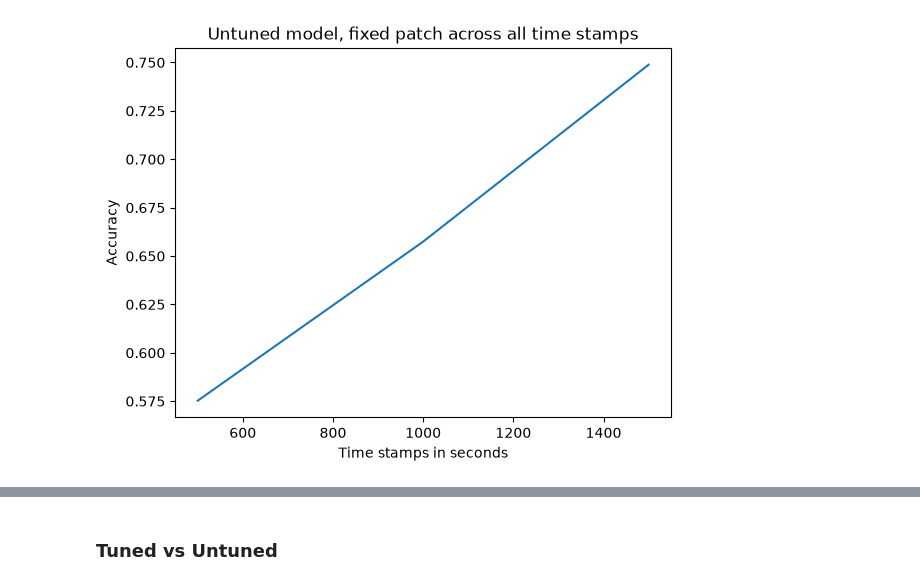
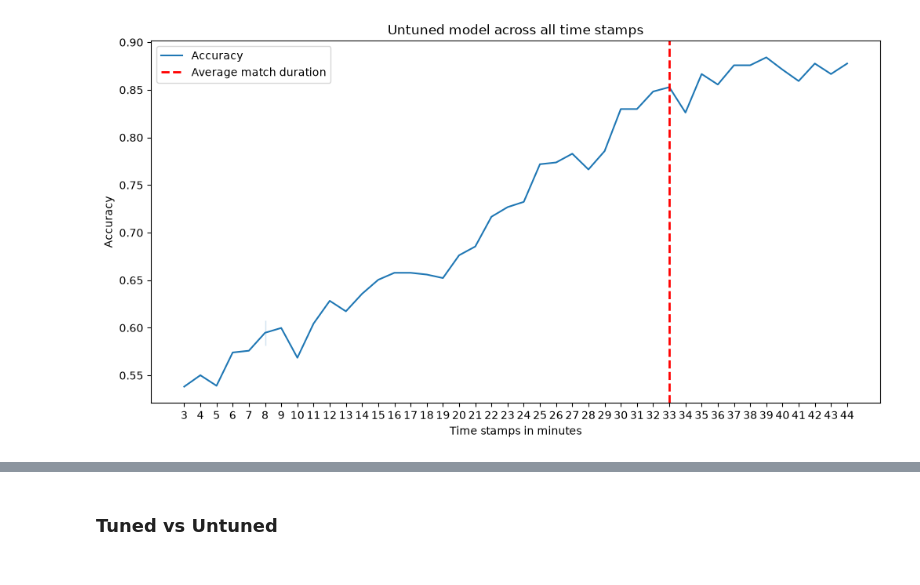
Before and after one commit to Lev1231254/MatchPredictorDeadlock, a Jupyter notebook: jupyter_notebooks/test models.ipynb, the cells around one changed output, grey strips where cells are left out. Saved outputs shown, nothing was run; the diff lists cells and outputs as text; code cells hidden in the pictures.

Commit message:
feat: add raw models for minutes 3 - 45

```diff
--- a/jupyter_notebooks/test models.ipynb
+++ b/jupyter_notebooks/test models.ipynb
@@ -48,5 +17,7 @@ _ = plt.title("Untuned model across all time stamps")
 # %%
 
 accuracies_df_fixed_patch = tools.get_sorted_accuracies("GBC", "raw")
+accuracies_df_fixed_patch = tools.df_seconds_to_minutes(accuracies_df_fixed_patch)
+
 accuracies_df_fixed_patch
 # %% [output]
@@ -57,8 +41,11 @@ accuracies_df_fixed_patch
 # %%
-sns.lineplot(accuracies_df_fixed_patch, x="Time stamps in seconds", y="Accuracy")
-_ = plt.title("Untuned model across all time stamps")
+plt.figure(figsize=(12, 6))
+ax = sns.lineplot(accuracies_df_fixed_patch, x="Time stamps in minutes", y="Accuracy", label="Accuracy")
+ax.axvline(x=30, color="red", linestyle="--", linewidth=2, label="Average match duration")
+plt.title("Untuned model across all time stamps")
+_ = plt.legend()
 # %% [output]
-[figure, old version]
+[figure, new version]
 # %%
 
 accuracies_df_tuned = tools.get_sorted_accuracies("GBC", "tuned")
```
Also changed, not shown: parts of 7 cells of this notebook, 46 other files.
